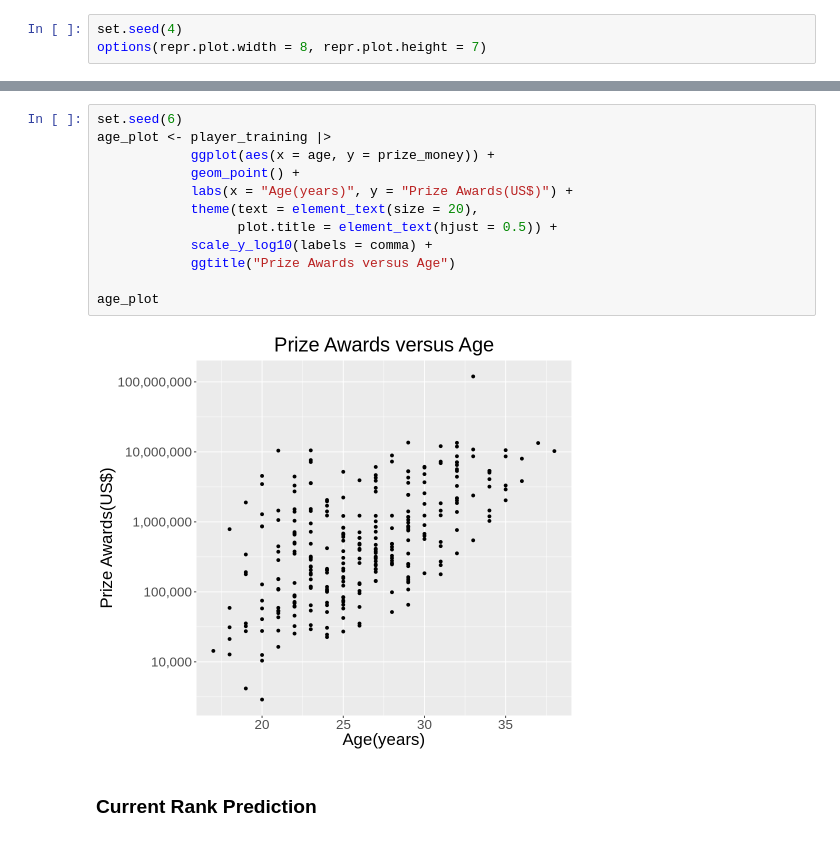
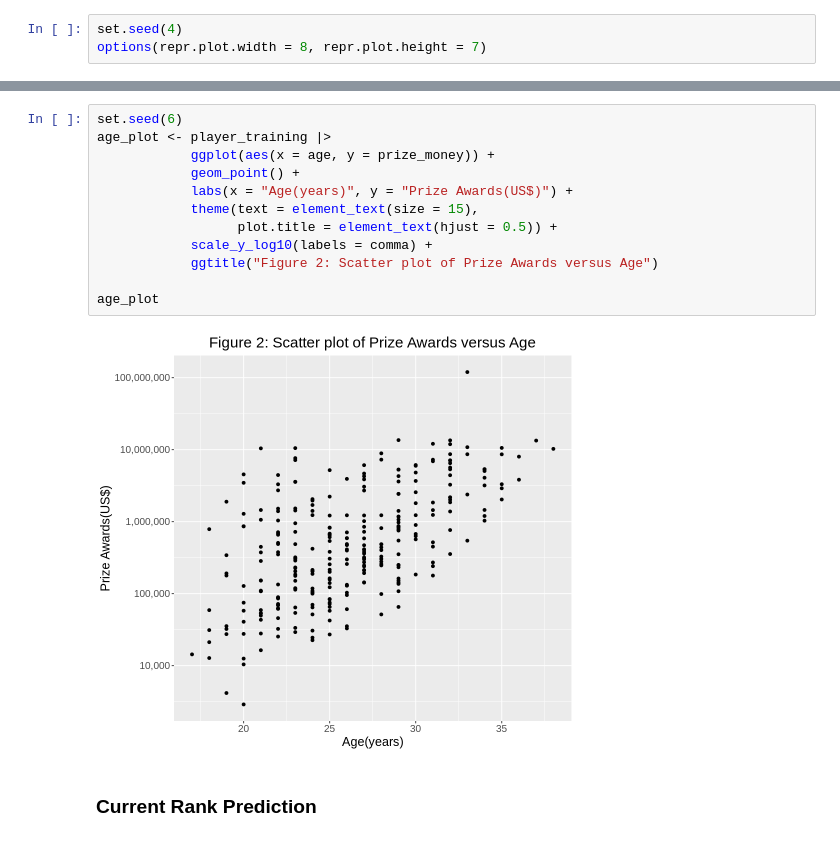
Before and after one commit to HaoyuYou/player_group_project, a Jupyter notebook: group_proposal.ipynb, the cells around one changed output, grey strips where cells are left out. Drawn from its saved outputs; the diff is of its cells as text.

```diff
--- a/group_proposal.ipynb
+++ b/group_proposal.ipynb
@@ -149,17 +149,17 @@ current_rank_plot
 # %%
 set.seed(6)
 age_plot <- player_training |>
             ggplot(aes(x = age, y = prize_money)) +
             geom_point() +
             labs(x = "Age(years)", y = "Prize Awards(US$)") +
-            theme(text = element_text(size = 20),
+            theme(text = element_text(size = 15),
                   plot.title = element_text(hjust = 0.5)) +
             scale_y_log10(labels = comma) +
-            ggtitle("Prize Awards versus Age")
+            ggtitle("Figure 2: Scatter plot of Prize Awards versus Age")
 
 age_plot
 # %% [output]
-[figure, old version]
+[figure, new version]
 # %% [markdown]
 ### Current Rank Prediction
 # %%
```
Also changed, not shown: parts of 41 cells of this notebook.
